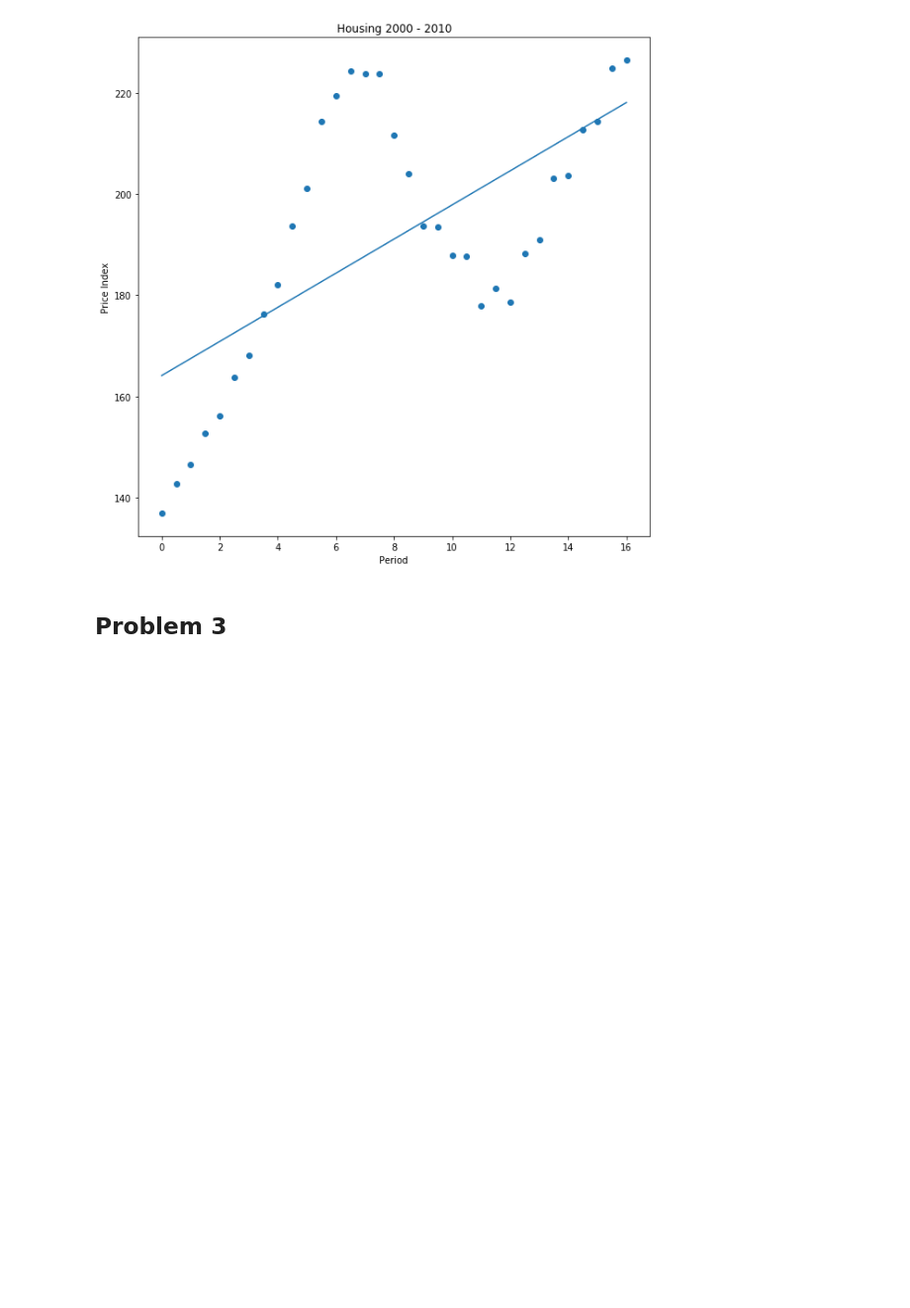
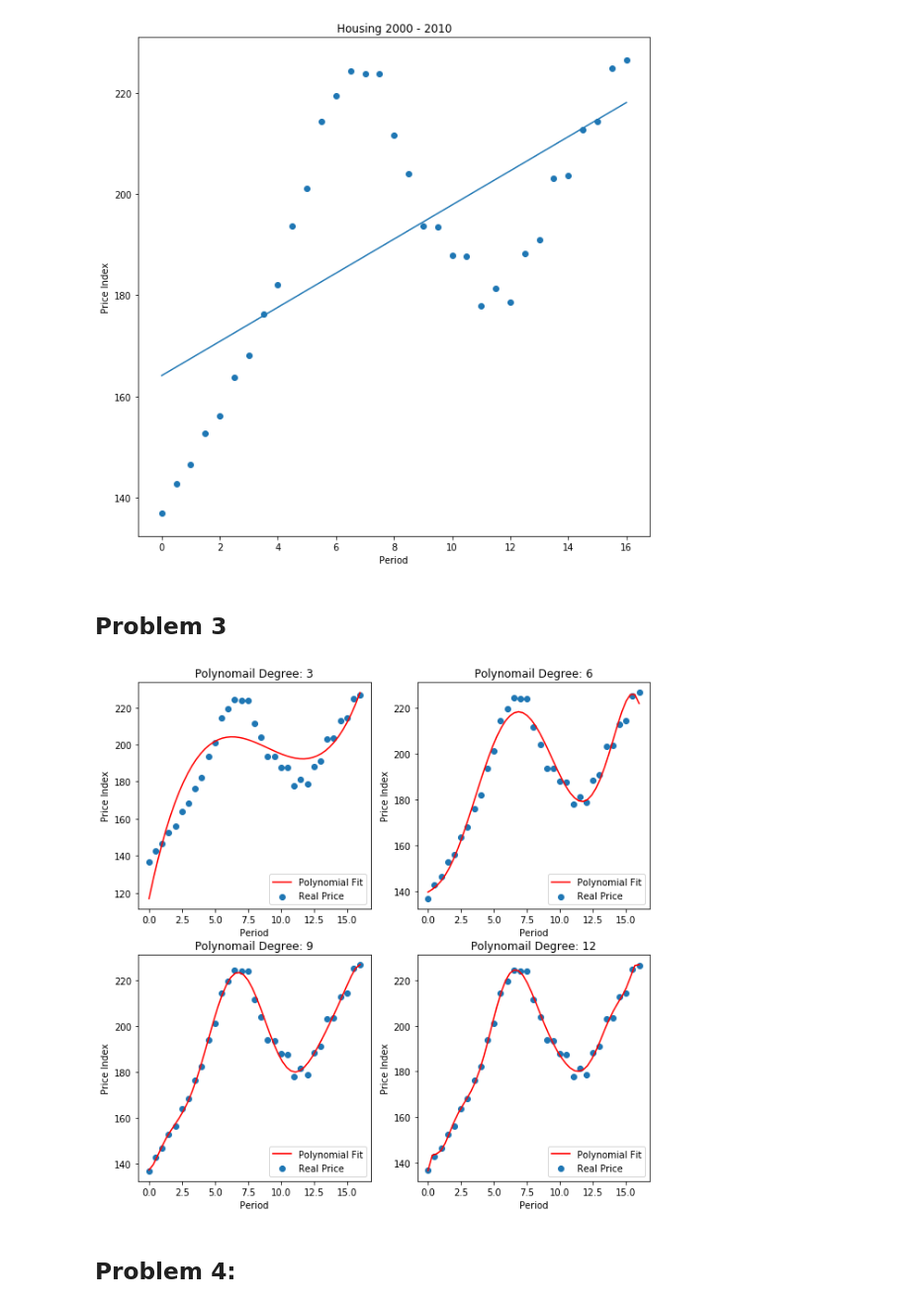
Before and after one commit to TCurran4589/BootCamp2018, a Jupyter notebook: ProbSets/Comp/Week3/QR Decomposiiton.ipynb, the cells around one changed output. Shown at 99% size. Drawn from its saved outputs; the diff is of its cells as text; code cells hidden in the pictures; blank space fills up the shorter version.

```diff
--- a/ProbSets/Comp/Week3/QR Decomposiiton.ipynb
+++ b/ProbSets/Comp/Week3/QR Decomposiiton.ipynb
@@ -239,3 +239,25 @@ Text(0.5,0,'Period')
 [figure]
 # %% [markdown]
 ## Problem 3
+# %%
+poly_deg = np.array([3,6,9,12])
+domain = np.linspace(0, 16, 50)
+
+plt.figure(figsize = (10,10))
+for i in range(0, len(poly_deg)):
+
+    x = np.polyfit(housing[:,0], housing[:,1], poly_deg[i])
+    y = np.poly1d(x)
+    z = y(domain)
+    subplot = int(str(22)+str(i+1))
+    plt.subplot(subplot)
+    plt.scatter(housing[:,0], housing[:,1], label = "Real Price")
+    plt.plot(domain, z, c = "r", label = "Polynomial Fit")
+    plt.title(r"Polynomail Degree: {}".format(poly_deg[i]))
+    plt.legend()
+    plt.ylabel("Price Index")
+    plt.xlabel("Period")
+# %% [output]
+[figure, added]
+# %% [markdown]
+## Problem 4:
```
Also changed, not shown: parts of 5 cells of this notebook, 1 other file.
